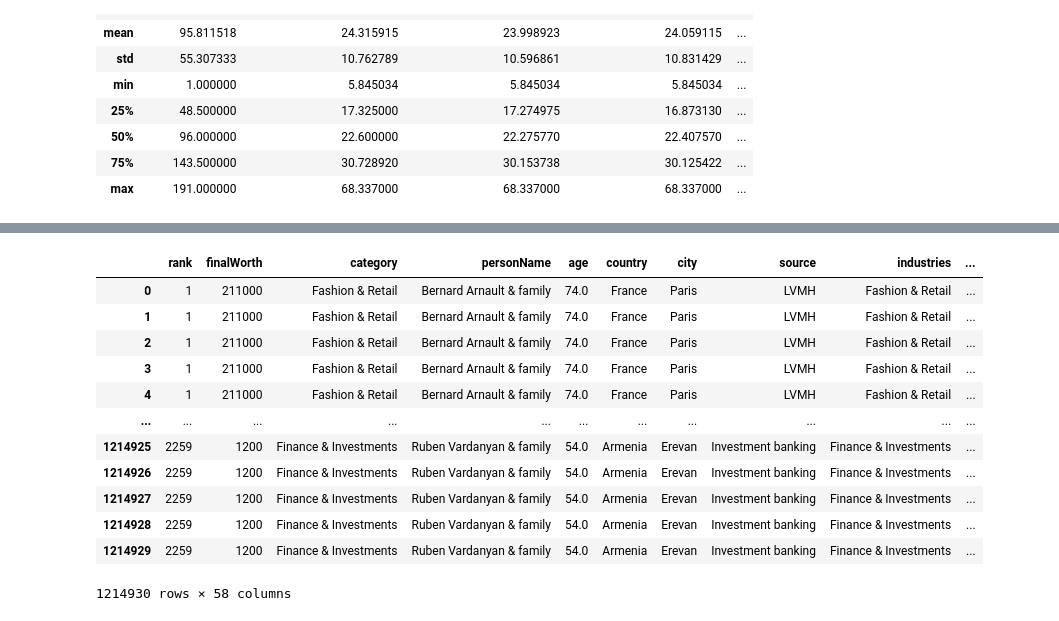
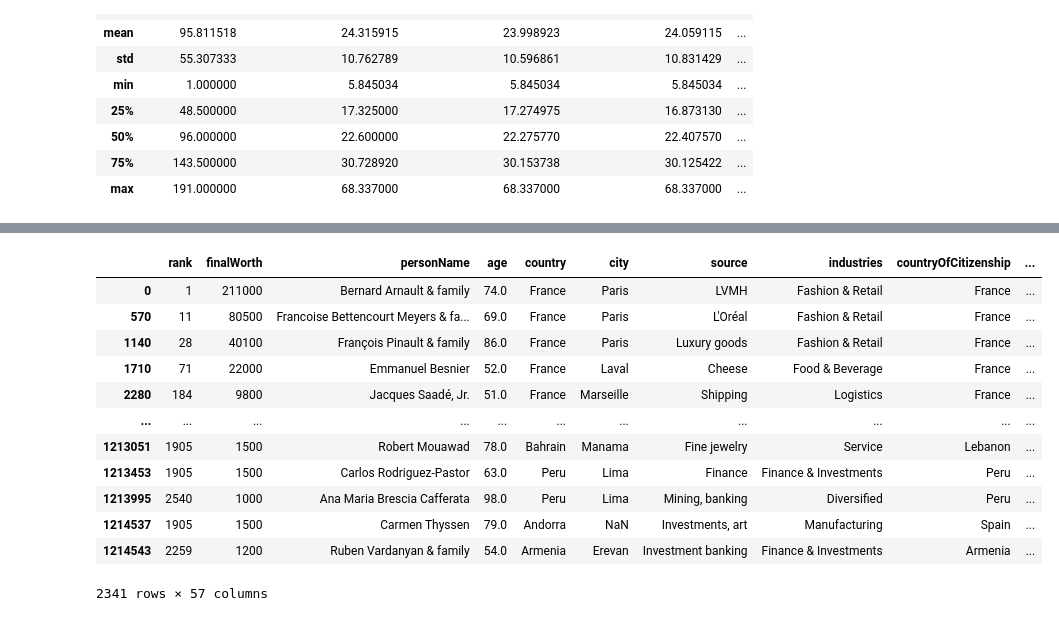
Before and after one commit to ErinZhan2500/SI618FinalProject, a Jupyter notebook: FinalProject.ipynb, the cells around one changed output, grey strips where cells are left out. Drawn from its saved outputs; the diff is of its cells as text; code cells hidden in the pictures.

```diff
--- a/FinalProject.ipynb
+++ b/FinalProject.ipynb
@@ -106,24 +74,27 @@ income_inequality = income_inequality.dropna()
 # %%
 #Merge Datasets
 merged_df = pd.merge(billionaires, income_inequality, left_on='country',
             right_on='Country', how='left')
 
 final_df = pd.merge(merged_df, labor_force[['Country Name', 'Year', 'Value',
             'Disaggregation']], left_on='country', right_on='Country Name',
             how='inner')
 
+final_df = final_df.drop_duplicates(subset=['rank', 'personName'])
+final_df = final_df.drop(columns=['category'])
+
 final_df
 # %% [output]
-|  | rank | finalWorth | category | personName | age | country | city | source | industries | ... |
-| 0 | 1 | 211000 | Fashion & Retail | Bernard Arnault & family | 74.0 | France | Paris | LVMH | Fashion & Retail | ... |
-| 1 | 1 | 211000 | Fashion & Retail | Bernard Arnault & family | 74.0 | France | Paris | LVMH | Fashion & Retail | ... |
-| 2 | 1 | 211000 | Fashion & Retail | Bernard Arnault & family | 74.0 | France | Paris | LVMH | Fashion & Retail | ... |
-| 3 | 1 | 211000 | Fashion & Retail | Bernard Arnault & family | 74.0 | France | Paris | LVMH | Fashion & Retail | ... |
-| 4 | 1 | 211000 | Fashion & Retail | Bernard Arnault & family | 74.0 | France | Paris | LVMH | Fashion & Retail | ... |
+|  | rank | finalWorth | personName | age | country | city | source | industries | countryOfCitizenship | ... |
+| 0 | 1 | 211000 | Bernard Arnault & family | 74.0 | France | Paris | LVMH | Fashion & Retail | France | ... |
+| 570 | 11 | 80500 | Francoise Bettencourt Meyers & fa... | 69.0 | France | Paris | L'Oréal | Fashion & Retail | France | ... |
+| 1140 | 28 | 40100 | François Pinault & family | 86.0 | France | Paris | Luxury goods | Fashion & Retail | France | ... |
+| 1710 | 71 | 22000 | Emmanuel Besnier | 52.0 | France | Laval | Cheese | Food & Beverage | France | ... |
+| 2280 | 184 | 9800 | Jacques Saadé, Jr. | 51.0 | France | Marseille | Shipping | Logistics | France | ... |
 | ... | ... | ... | ... | ... | ... | ... | ... | ... | ... | ... |
-| 1214925 | 2259 | 1200 | Finance & Investments | Ruben Vardanyan & family | 54.0 | Armenia | Erevan | Investment banking | Finance & Investments | ... |
-| 1214926 | 2259 | 1200 | Finance & Investments | Ruben Vardanyan & family | 54.0 | Armenia | Erevan | Investment banking | Finance & Investments | ... |
-| 1214927 | 2259 | 1200 | Finance & Investments | Ruben Vardanyan & family | 54.0 | Armenia | Erevan | Investment banking | Finance & Investments | ... |
-| 1214928 | 2259 | 1200 | Finance & Investments | Ruben Vardanyan & family | 54.0 | Armenia | Erevan | Investment banking | Finance & Investments | ... |
-| 1214929 | 2259 | 1200 | Finance & Investments | Ruben Vardanyan & family | 54.0 | Armenia | Erevan | Investment banking | Finance & Investments | ... |
+| 1213051 | 1905 | 1500 | Robert Mouawad | 78.0 | Bahrain | Manama | Fine jewelry | Service | Lebanon | ... |
+| 1213453 | 1905 | 1500 | Carlos Rodriguez-Pastor | 63.0 | Peru | Lima | Finance | Finance & Investments | Peru | ... |
+| 1213995 | 2540 | 1000 | Ana Maria Brescia Cafferata | 98.0 | Peru | Lima | Mining, banking | Diversified | Peru | ... |
+| 1214537 | 1905 | 1500 | Carmen Thyssen | 79.0 | Andorra | NaN | Investments, art | Manufacturing | Spain | ... |
+| 1214543 | 2259 | 1200 | Ruben Vardanyan & family | 54.0 | Armenia | Erevan | Investment banking | Finance & Investments | Armenia | ... |
-1214930 rows × 58 columns
+2341 rows × 57 columns
```
Also changed, not shown: parts of 16 cells of this notebook.
